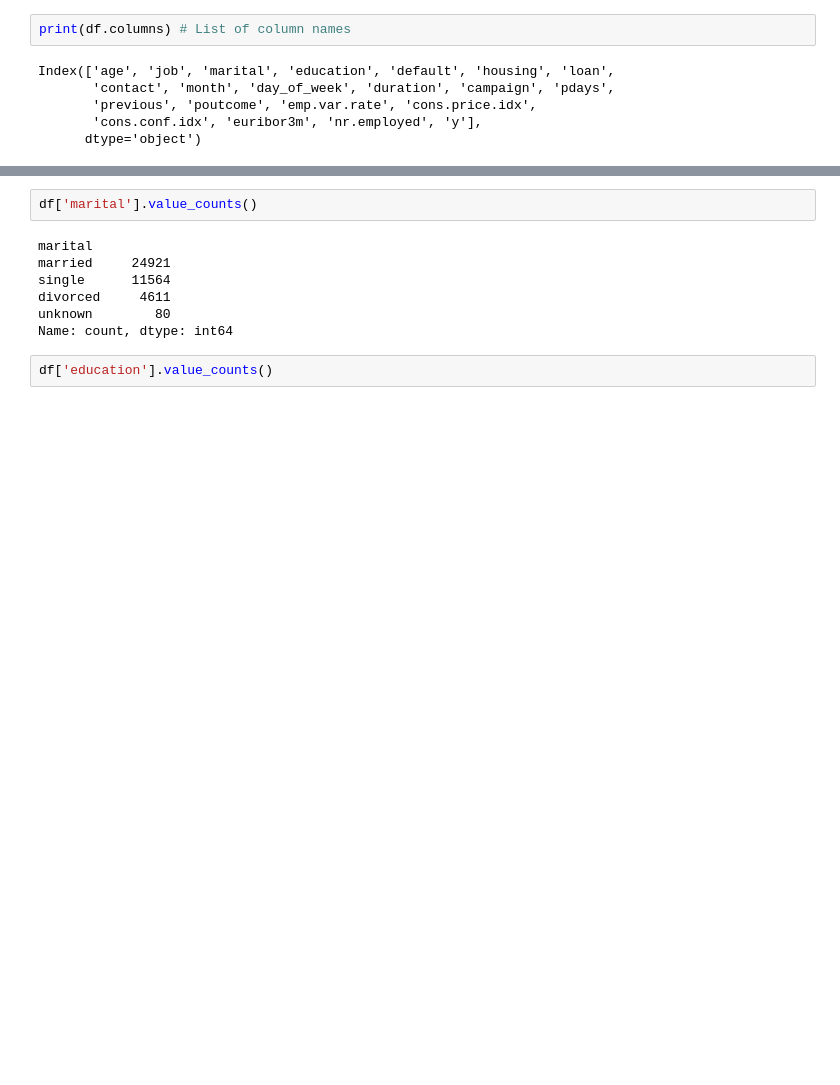
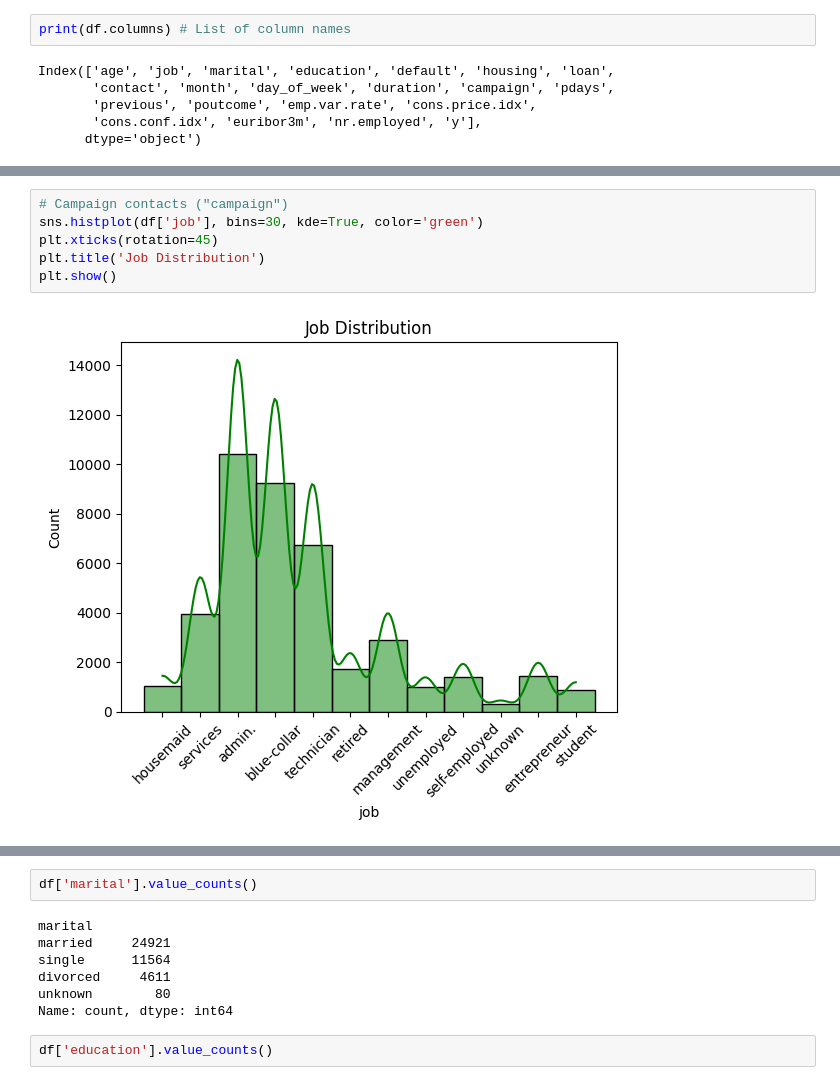
Before and after one commit to 4GeeksAcademy/SayLesAI, a Jupyter notebook: src/explore.ipynb, the cells around one changed output, grey strips where cells are left out. Drawn from its saved outputs; the diff is of its cells as text; blank space fills up the shorter version.

```diff
--- a/src/explore.ipynb
+++ b/src/explore.ipynb
@@ -173,0 +109,8 @@ Name: count, dtype: int64
+# %%
+# Campaign contacts ("campaign")
+sns.histplot(df['job'], bins=30, kde=True, color='green')
+plt.xticks(rotation=45)
+plt.title('Job Distribution')
+plt.show()
+# %% [output]
+[figure, added]
```
Also changed, not shown: parts of 51 cells of this notebook, 2 other files.
